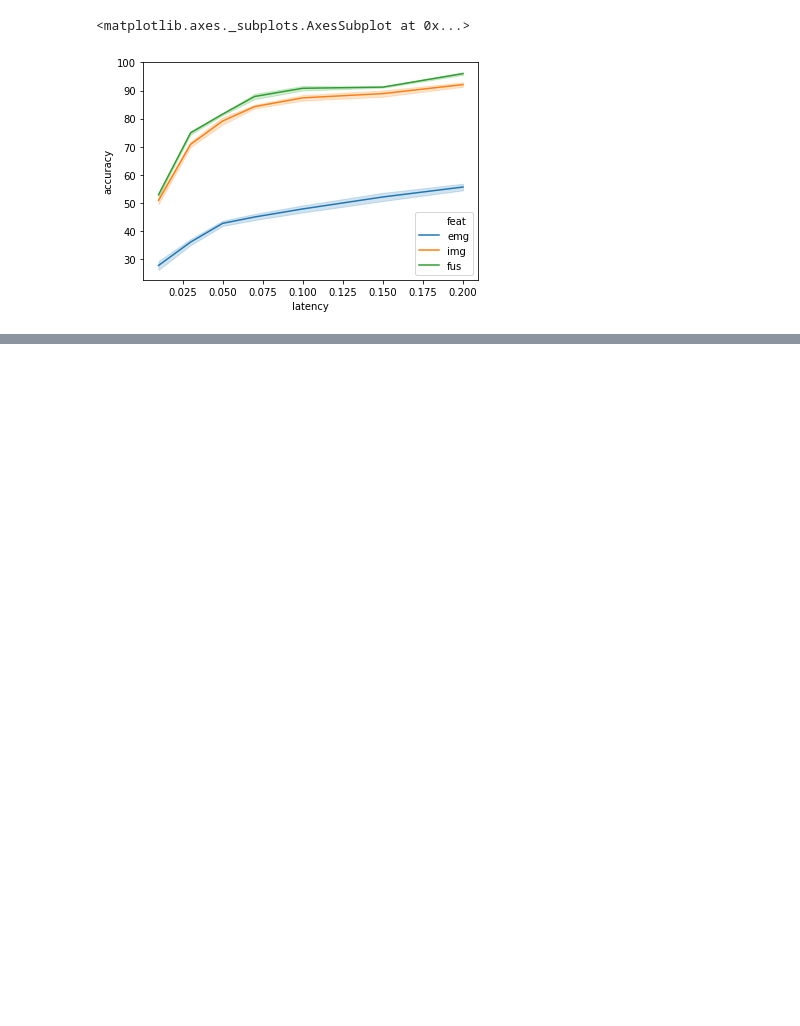
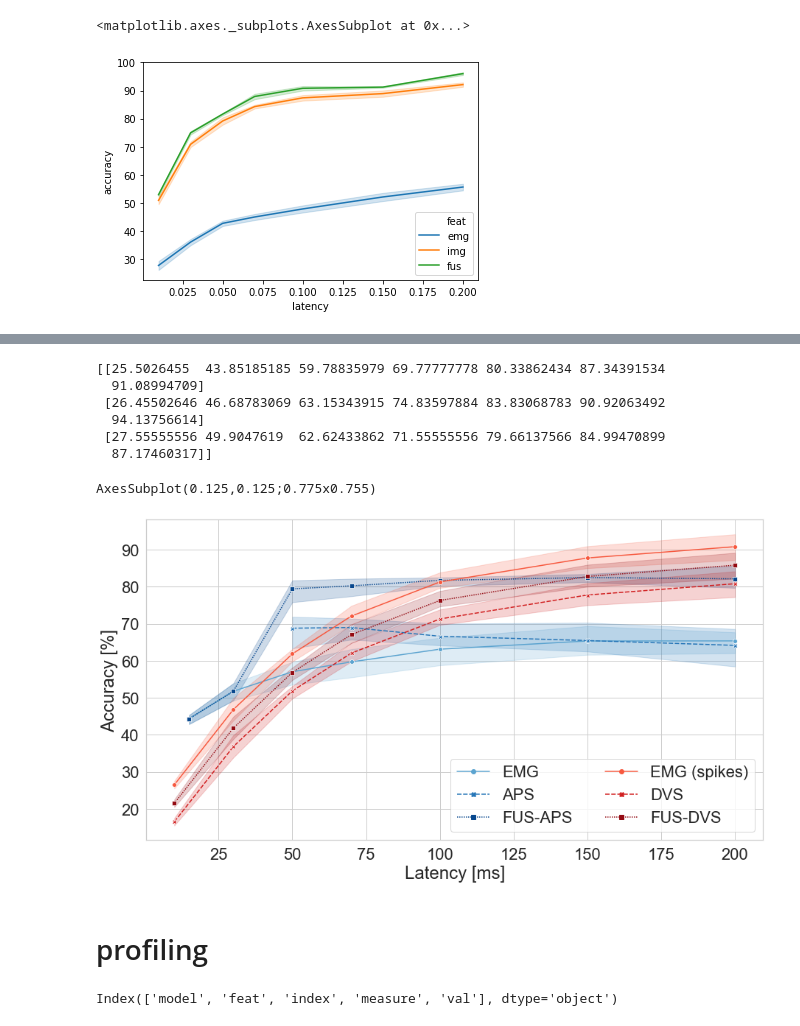
Before and after one commit to Enny1991/dvs_emg_fusion, a Jupyter notebook: plotting.ipynb, the cells around one changed output, grey strips where cells are left out. Saved outputs shown, nothing was run; the diff lists cells and outputs as text; code cells hidden in the pictures; blank space fills up the shorter version.

```diff
--- a/plotting.ipynb
+++ b/plotting.ipynb
@@ -127,21 +128,64 @@ AxesSubplot(0.125,0.125;0.775x0.755)
+# %%
+[EMG_final_scores, DVS_final_scores, fusion_scores, fusion_SOPs] = pickle.load(open('./ODIN_MorphIC_results/final_fusion.pkl', 'rb'))
+
+lat_times = [0.010, 0.030, 0.050, 0.070, 0.100, 0.150, 0.200]
+print(fusion_scores)
+
+with open('charlotte_results_v1.csv', 'w') as csv_file:
+    file_writer = csv.writer(csv_file, delimiter=',')
+    header = ["feat", "index", "latency", "accuracy"]
+    file_writer.writerow(header)
+    for k, i in enumerate(fusion_scores):
+        for m, l in enumerate(i):
+            file_writer.writerow(['fus', k, lat_times[m], l])
+
+    for k, i in enumerate(fusion_scores):
+        for m, l in enumerate(i):
+            file_writer.writerow(['emg', k, lat_times[m], l - 10])
+
+    for k, i in enumerate(fusion_scores):
+        for m, l in enumerate(i):
+            file_writer.writerow(['img', k, lat_times[m], l - 5])
+# %% [output]
+[[25.5026455  43.85185185 59.78835979 69.77777778 80.33862434 87.34391534
+  91.08994709]
+ [26.45502646 46.68783069 63.15343915 74.83597884 83.83068783 90.92063492
+  94.13756614]
+ [27.55555556 49.9047619  62.62433862 71.55555556 79.66137566 84.99470899
+  87.17460317]]
 # %%
+A = sns.color_palette("Blues", 10)
+my_blues = sns.color_palette([A[-5]] + [A[-3]] + [A[-1]])
+A = sns.color_palette("Reds", 10)
+my_reds = sns.color_palette([A[-5]] + [A[-3]] + [A[-1]])
+
 fig, ax = plt.subplots(1, 1, figsize=(15,8))
 sns.set(font_scale=2)  # crazy big
 sns.set_style("whitegrid")
 
 data = pd.read_csv('./full_results_cross_latency_v2.csv')
-data = data[data['model'] == 'sumit']
+data = data[data['model'] == 'charlotte']
 kk = sns.lineplot(data=data, x='frame_len', y='accuracy', hue='feat', style='feat', markers=True,
              palette=my_blues, ax=ax)
 print(kk)
-data = pd.read_csv('sumit_results_v1.csv')
+data = pd.read_csv('charlotte_results_v1.csv')
 sns.lineplot(data=data, x='latency', y='accuracy', hue='feat', style='feat', markers=True, ax=ax, palette=my_reds)
 
-ax.set_ylabel("Accuracy (%)")
-ax.set_xlabel("Latency (ms)")
+ax.set_ylabel("Accuracy [%]")
+ax.set_xlabel("Latency [ms]")
 ax.set_xticks([0.025, 0.05, 0.075, 0.100, 0.125, 0.150, 0.175, 0.2])
 ax.set_xticklabels([25, 50, 75, 100, 125, 150, 175, 200])
 handles, labels = ax.get_legend_handles_labels()
 labels = ["EMG", "APS", "FUS-APS", "EMG (spikes)", "DVS", "FUS-DVS"]
 ax.legend(title="", loc="lower right", ncol=2, handles=handles[1:4] + handles[5:], labels=labels)
-plt.savefig('latency_accuracy_cnn_v1.pdf', transparent=True, bbox_to_inches='tight')
+plt.savefig('latency_accuracy_mlp_v1.pdf', transparent=True, bbox_to_inches='tight')
+# %% [output]
+AxesSubplot(0.125,0.125;0.775x0.755)
+[figure, added]
+# %% [markdown]
+# profiling
+# %%
+data = pd.read_csv('profile_all_v1.csv')
+print(data.keys())
+# %% [output]
+Index(['model', 'feat', 'index', 'measure', 'val'], dtype='object')
```
Also changed, not shown: parts of 16 cells of this notebook, 3 other files.
